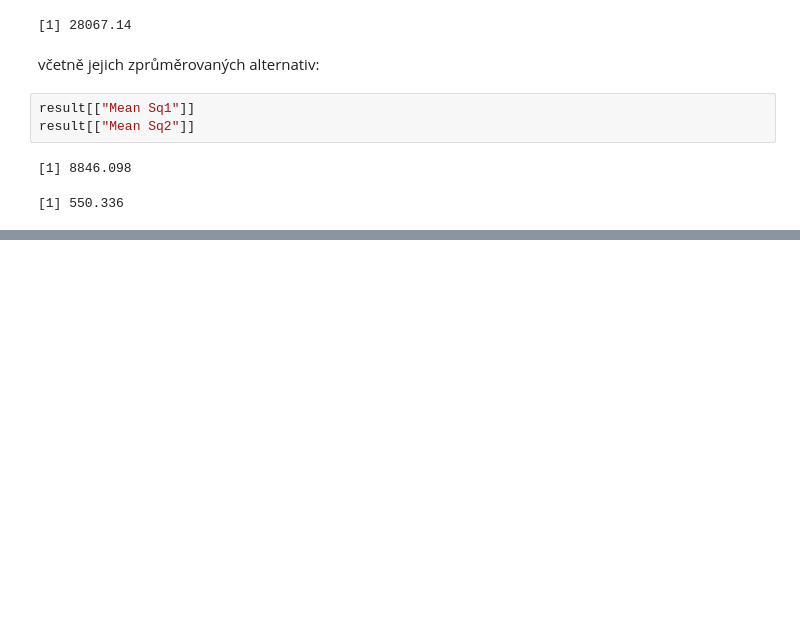
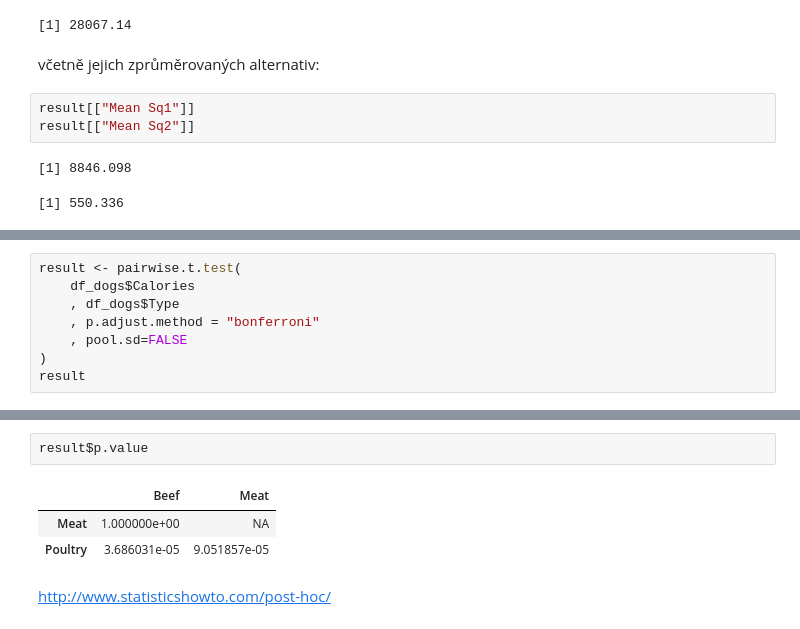
Before and after one commit to lich-uct/r_tutorial, a Jupyter notebook: 08/08.ipynb, the cells around one changed output, grey strips where cells are left out. Cells and saved outputs as stored; diff of their text form; blank space fills up the shorter version.

```diff
--- a/08/08.ipynb
+++ b/08/08.ipynb
@@ -767,0 +821,8 @@ TODO: post-hoc analysis
+# %%
+result <- pairwise.t.test(
+    df_dogs$Calories
+    , df_dogs$Type
+    , p.adjust.method = "bonferroni"
+    , pool.sd=FALSE
+)
+result
@@ -767,0 +839,8 @@ TODO: post-hoc analysis
+# %%
+result$p.value
+# %% [output]
+|  | Beef | Meat |
+| Meat | 1.000000e+00 | NA |
+| Poultry | 3.686031e-05 | 9.051857e-05 |
+# %% [markdown]
+http://www.statisticshowto.com/post-hoc/
```
Also changed, not shown: parts of 17 cells of this notebook.
